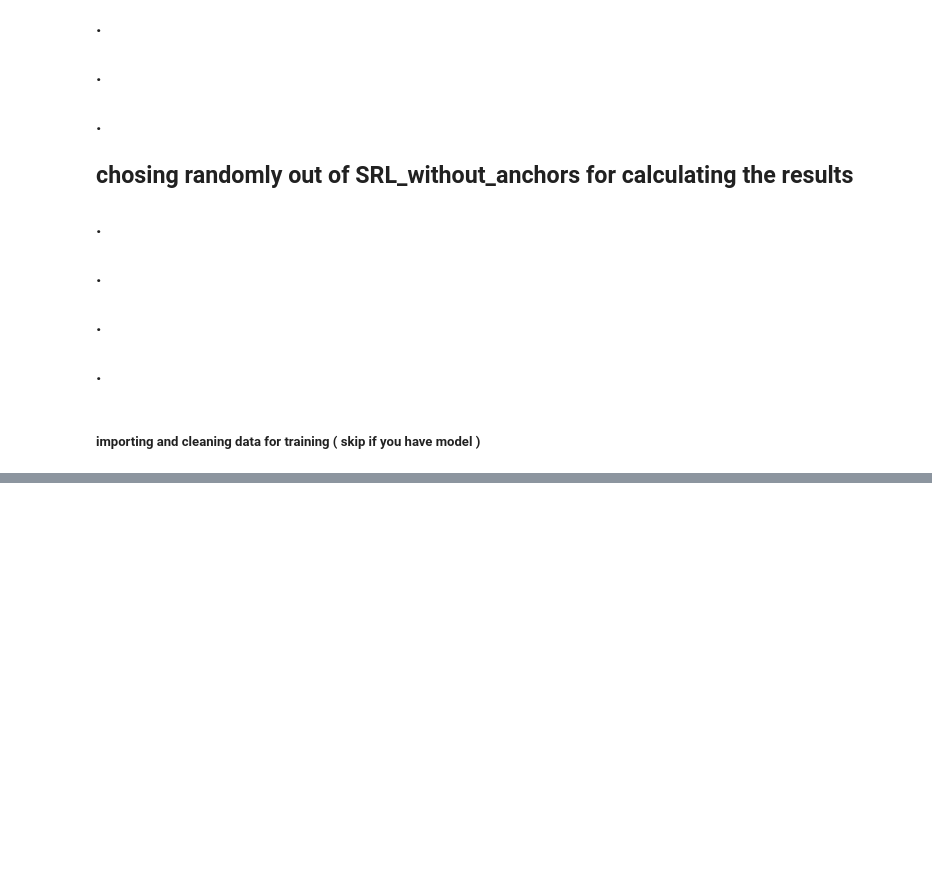
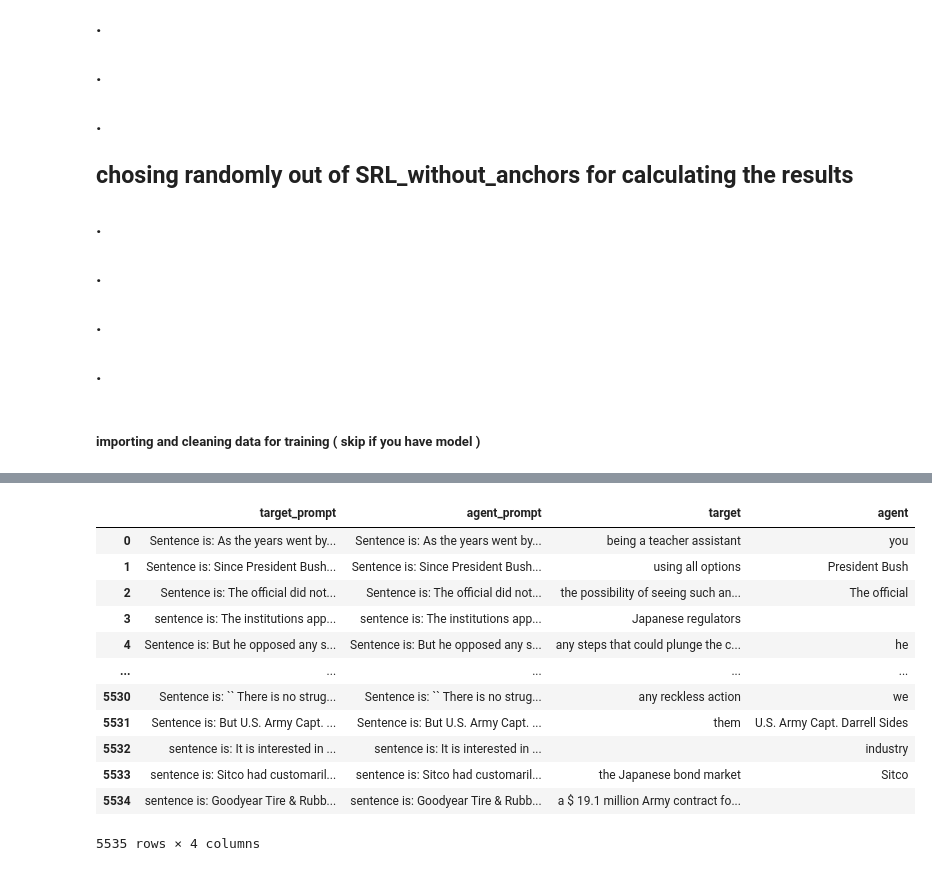
Before and after one commit to houman-nr/vigilant-umbrella, a Jupyter notebook: accuracy-explorer-4-t5.ipynb, the cells around one changed output, grey strips where cells are left out. Cells and saved outputs as stored; diff of their text form; code cells hidden in the pictures; blank space fills up the shorter version.

```diff
--- a/accuracy-explorer-4-t5.ipynb
+++ b/accuracy-explorer-4-t5.ipynb
@@ -496,0 +497,36 @@ OutOfMemoryError: CUDA out of memory. Tried to allocate 2.00 MiB (GPU 0; 14.75 G
+# %%
+def combine_and_shuffle(df1, df2, seed=None):
+    """
+    Combines two DataFrames with the same columns and shuffles the rows.
+
+    Args:
+        df1 (pd.DataFrame): The first DataFrame.
+        df2 (pd.DataFrame): The second DataFrame.
+        seed (int, optional): Random seed for reproducibility.
+
+    Returns:
+        pd.DataFrame: A new DataFrame with rows from both DataFrames shuffled.
+    """
+    # Combine the two DataFrames using pd.concat
+    combined_df = pd.concat([df1, df2], ignore_index=True)
+
+    # Shuffle the combined DataFrame
+    shuffled_df = combined_df.sample(frac=1, random_state=seed).reset_index(drop=True)
+
+    return shuffled_df
+orl_srl = combine_and_shuffle(train_df, srl_train_2k,)
+orl_srl
+# %% [output]
+|  | target_prompt | agent_prompt | target | agent |
+| 0 | Sentence is: As the years went by... | Sentence is: As the years went by... | being a teacher assistant | you |
+| 1 | Sentence is: Since President Bush... | Sentence is: Since President Bush... | using all options | President Bush |
+| 2 | Sentence is: The official did not... | Sentence is: The official did not... | the possibility of seeing such an... | The official |
+| 3 | sentence is: The institutions app... | sentence is: The institutions app... | Japanese regulators |  |
+| 4 | Sentence is: But he opposed any s... | Sentence is: But he opposed any s... | any steps that could plunge the c... | he |
+| ... | ... | ... | ... | ... |
+| 5530 | Sentence is: `` There is no strug... | Sentence is: `` There is no strug... | any reckless action | we |
+| 5531 | Sentence is: But U.S. Army Capt. ... | Sentence is: But U.S. Army Capt. ... | them | U.S. Army Capt. Darrell Sides |
+| 5532 | sentence is: It is interested in ... | sentence is: It is interested in ... |  | industry |
+| 5533 | sentence is: Sitco had customaril... | sentence is: Sitco had customaril... | the Japanese bond market | Sitco |
+| 5534 | sentence is: Goodyear Tire & Rubb... | sentence is: Goodyear Tire & Rubb... | a $ 19.1 million Army contract fo... |  |
+5535 rows × 4 columns
```
Also changed, not shown: parts of 29 cells of this notebook.
